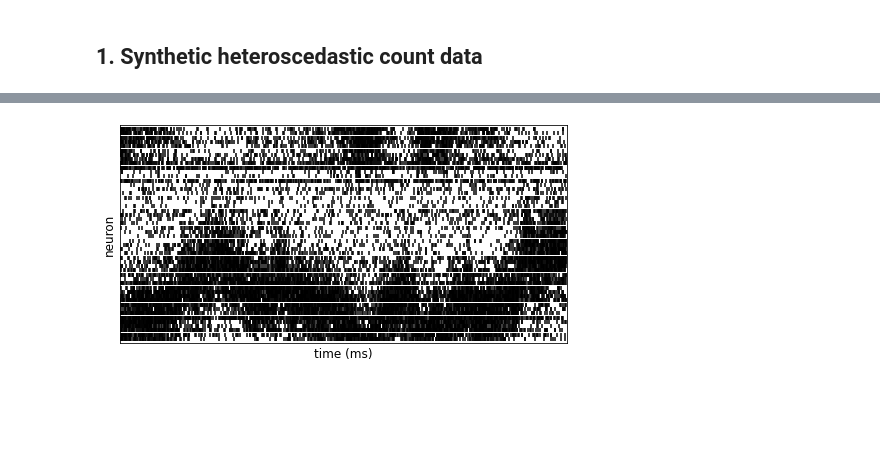
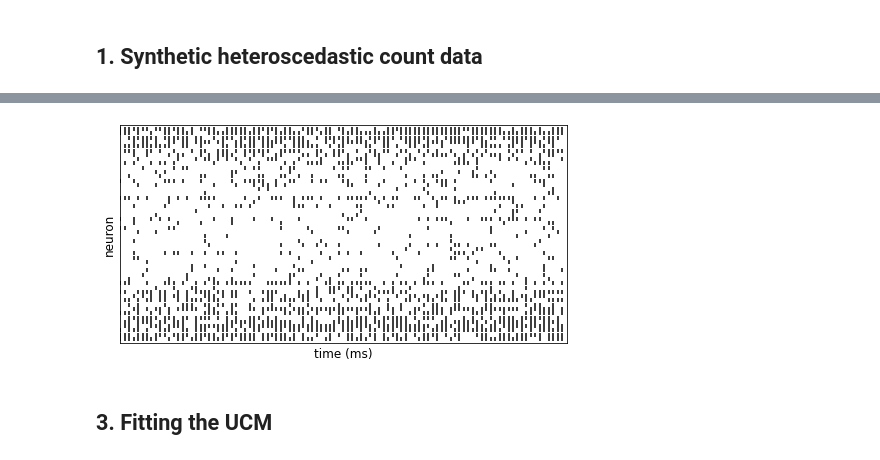
Before and after one commit to davindicode/universal-count-model, a Jupyter notebook: examples/spike_count_trials_regression.ipynb, the cells around one changed output, grey strips where cells are left out. Saved outputs shown, nothing was run; the diff lists cells and outputs as text; code cells hidden in the pictures; blank space fills up the shorter version.

```diff
--- a/examples/spike_count_trials_regression.ipynb
+++ b/examples/spike_count_trials_regression.ipynb
@@ -52,3 +43,15 @@ for tr in range(trials):
+# %%
+trial_len = 100
+trials = 100
+conds = 1
+
+# angular stimulus presentations
+angle_tr = np.empty((conds, trials, trial_len))
+
+angles = np.linspace(0, 2*np.pi, conds+1)[:-1]
+for c in range(conds):
+    for tr in range(trials):
+        angle_tr[c, tr, :] = angles[c]
 # %%
 tbin = 0.05
 neurons = 50
@@ -105,16 +109,24 @@ plt.show()
 # %%
 # generate data
-rate_t = vm_rate(hd_t)
-r_t = vm_disp(hd_t)
+angle_t = angle_tr.flatten()
+timesamples = len(angle_t)
+
+rate_t = vm_rate(angle_t)
+r_t = vm_disp(angle_t)
 
 syn_train = gen_NB(rng, rate_t*tbin, r_t)
+max_count = syn_train.max()
+syn_train_tr = syn_train.reshape(neurons, conds, trials, trial_len)
 # %%
-T = 1000
+T = 100
 
 fig, ax = plt.subplots(figsize=(8,4))
 utils.plots.raster_plot((fig, ax), syn_train[:, :T], T, tbin*1000, neurons, markersize=10)
 utils.plots.decorate_ax(ax, xlabel='time (ms)', ylabel='neuron')
 
 plt.show()
 # %% [output]
-[figure, old version]
+[figure, new version]
+# %% [markdown]
+<a id="fit"></a>
+## 3. Fitting the UCM
```
Also changed, not shown: parts of 16 cells of this notebook, 15 other files.
